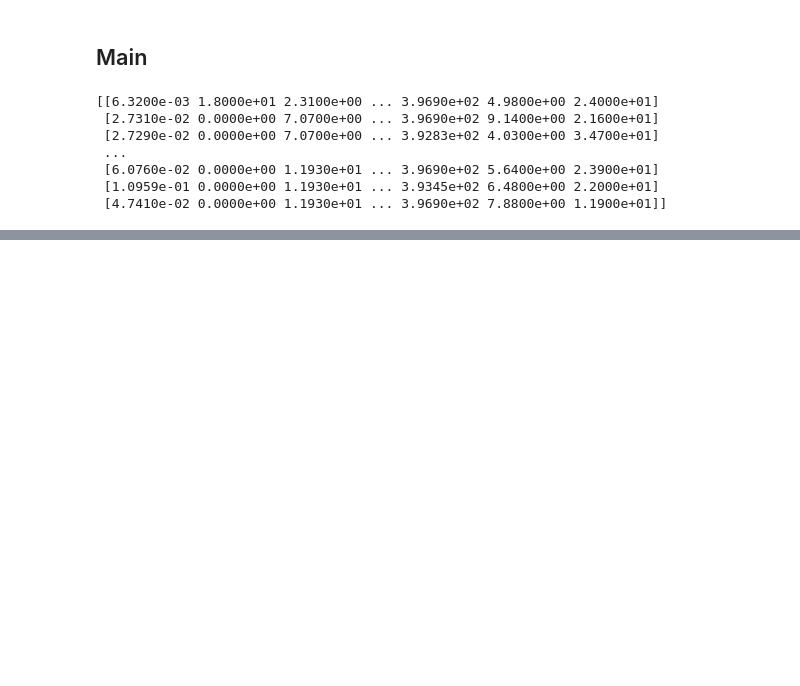
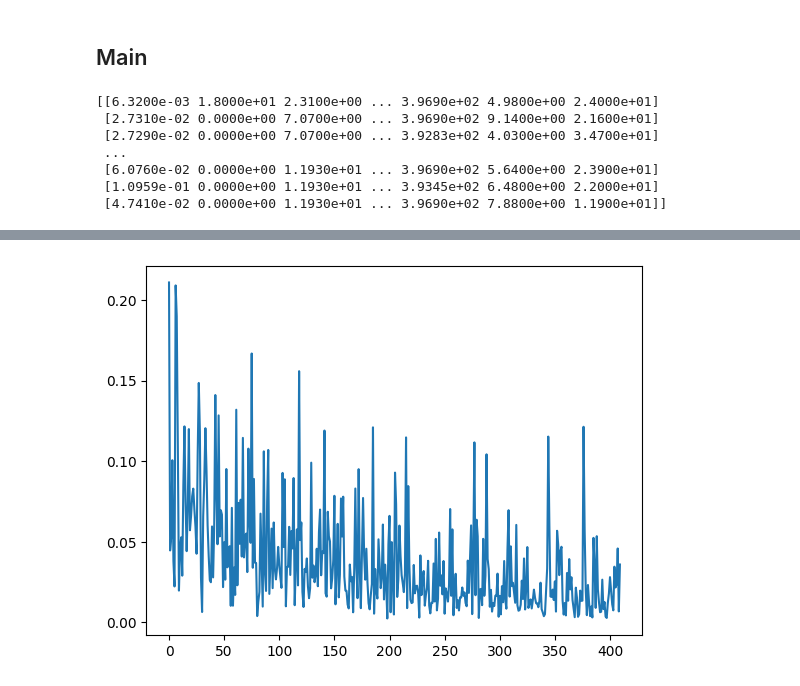
Before and after one commit to EnkiduGilgamesh/Assignment4Hands-On_Deep_Learning_From_Scratch, a Jupyter notebook: chapter_1/1.2/Demo.ipynb, the cells around one changed output, grey strips where cells are left out. Drawn from its saved outputs; the diff is of its cells as text; code cells hidden in the pictures; blank space fills up the shorter version.

```diff
--- a/chapter_1/1.2/Demo.ipynb
+++ b/chapter_1/1.2/Demo.ipynb
@@ -37,7 +37,7 @@ def load_data(data, feature_names, ratio):
     train_data = data[: offset]
     test_data = data[offset : -1]
 
-    return train_data, test_data
+    return train_data, test_data, maximums, minimums, avgs
 # %% [markdown]
 ## Build Network
 # %%
@@ -93,7 +120,8 @@ class Network:
 # %% [markdown]
 ## Main
 # %%
-train_data, test_data = load_data(data, feature_names, 0.8)
+train_data, test_data, max_values, min_values, avg_values = \
+            load_data(data, feature_names, ratio)
 # %% [output]
 [[6.3200e-03 1.8000e+01 2.3100e+00 ... 3.9690e+02 4.9800e+00 2.4000e+01]
  [2.7310e-02 0.0000e+00 7.0700e+00 ... 3.9690e+02 9.1400e+00 2.1600e+01]
@@ -103,12 +131,8 @@ train_data, test_data = load_data(data, feature_names, 0.8)
  [1.0959e-01 0.0000e+00 1.1930e+01 ... 3.9345e+02 6.4800e+00 2.2000e+01]
  [4.7410e-02 0.0000e+00 1.1930e+01 ... 3.9690e+02 7.8800e+00 1.1900e+01]]
 # %%
-x = train_data[:, : -1]
-y = train_data[:, -1 :]
-
-iteration = 1000
 net = Network(13)
-losses = net.train(x, y, iter = iteration, eta = 0.01)
+losses = net.train(train_data, iter = 1000, eta = 0.01)
 
 plot_x = np.arange(iteration)
 plot_y = np.array(losses)
@@ -135,0 +160,8 @@ iteration 990, loss 0.08710342783995634
+# %%
+losses = net.train_SGD(train_data, num_epochs = 10, batch_size = 10, eta = 0.1)
+
+plot_x = np.arange(len(losses))
+plot_y = np.array(losses)
+plt.plot(plot_x, plot_y)
+plt.show()
+# %% [output]
@@ -135,0 +185 @@ iteration 990, loss 0.08710342783995634
+[figure, added]
```
Also changed, not shown: parts of 3 cells of this notebook, 3 other files.
